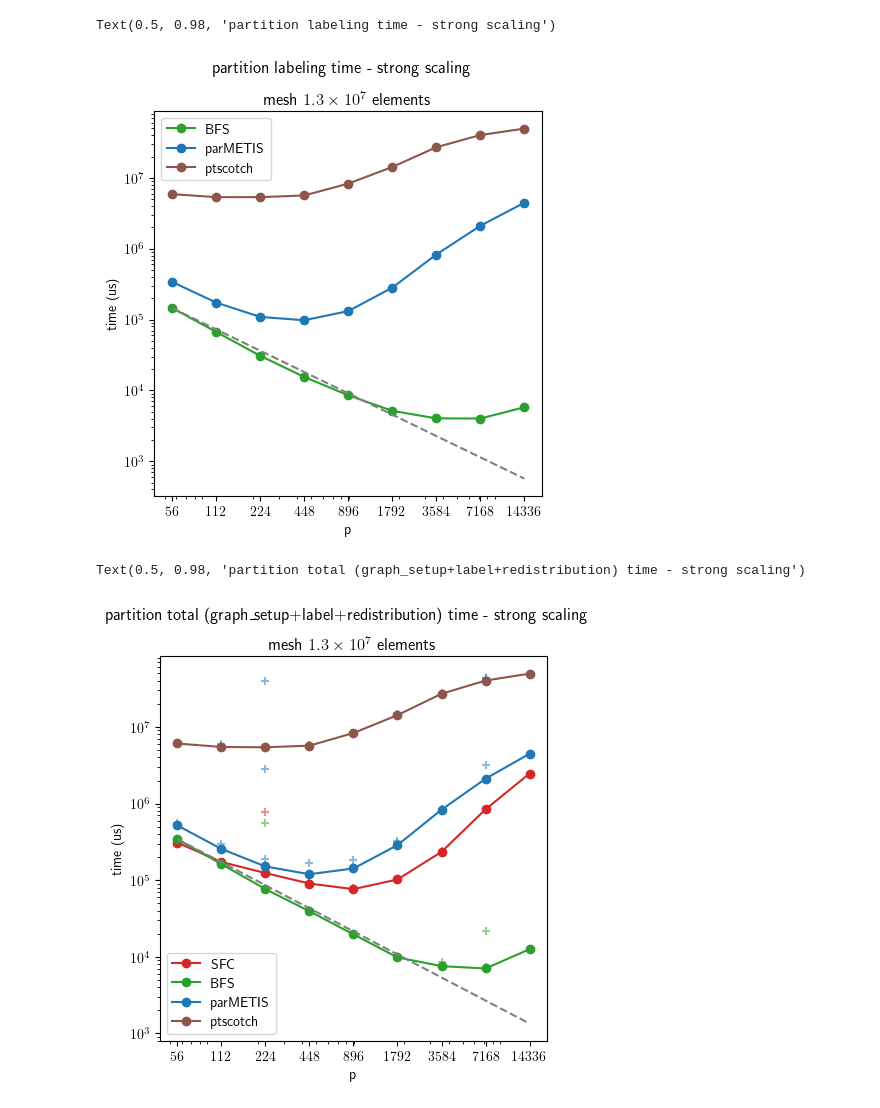
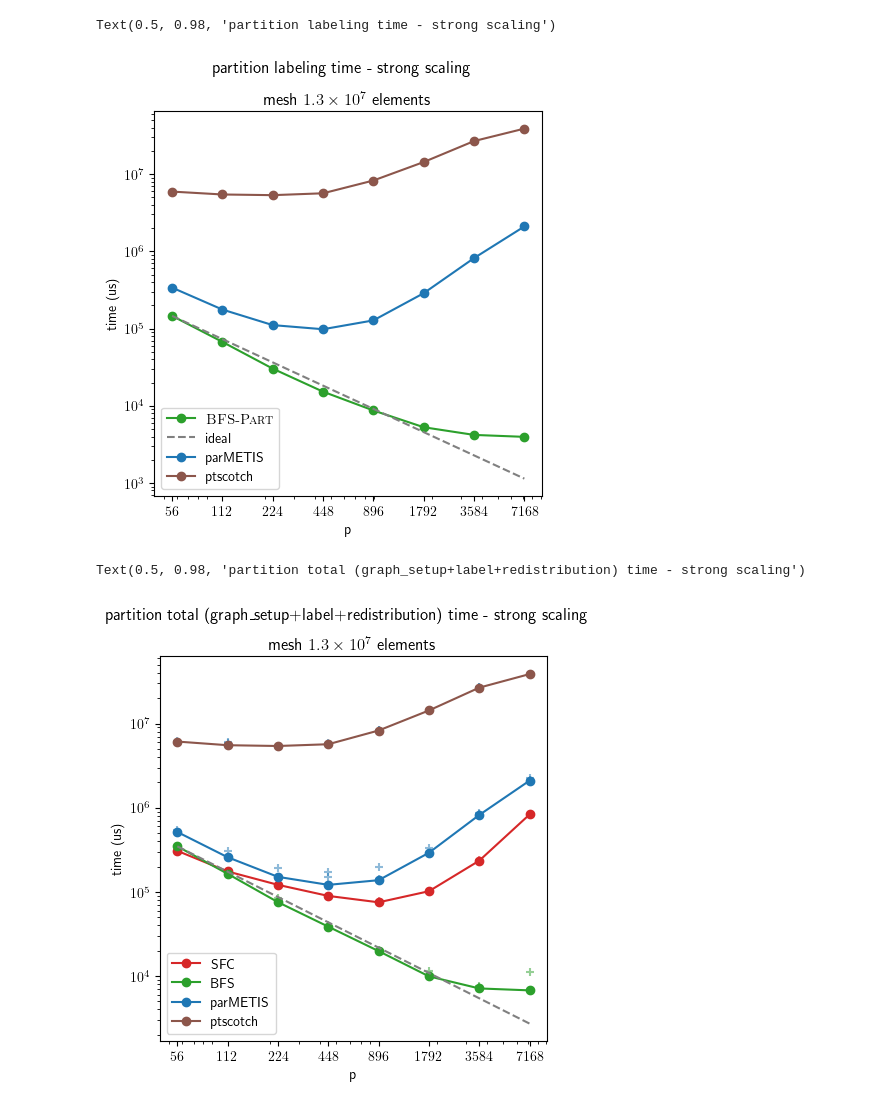
Before and after one commit to paralab/partition, a Jupyter notebook: mpi-cpp/scaling_plot.ipynb, the cells around one changed output. Saved outputs shown, nothing was run; the diff lists cells and outputs as text; code cells hidden in the pictures.

Commit message:
Add results

```diff
--- a/mpi-cpp/scaling_plot.ipynb
+++ b/mpi-cpp/scaling_plot.ipynb
@@ -44,6 +44,8 @@ prev_file = 'results/frontera-scaling-front_bfs___2024-06-06__19-42-12.json'
 # prev_file = "results/frontera-scaling-std-bfs-dist-filter-changed-ghost-types-32-32-16___2024-05-28__18-33-13.json"
 
 input_file_name = "results/frontera-scaling-front_bfs-1xlargesttet-normq___2024-07-10__13-23-38.json"
+
+input_file_name = "results/frontera-scaling-front_bfs-1xlargesttet-normq___2024-07-14__03-53-19.json"
 # %%
 df = pd.read_json(input_file_name, orient='records',lines=True)
 # print(df)
@@ -97,7 +99,7 @@ for mesh_idx in range(mesh_count):
     min_rows = filtered_df.groupby(['np'])['BFS_labeling_time'].transform(AGGREGATION_METHOD) == filtered_df['BFS_labeling_time']
     min_df = filtered_df[min_rows].copy()
     min_df.reset_index(drop=True, inplace=True)
-    axs[mesh_idx].plot(min_df['np'], min_df['BFS_labeling_time'],color=plot_colors[1], label=f"BFS", marker='o')
+    axs[mesh_idx].plot(min_df['np'], min_df['BFS_labeling_time'],color=plot_colors[1], label=r"\textsc{BFS-Part}", marker='o')
 
     # ## Annotate each point with its y value
     # for i in range(len(min_df)):
@@ -109,7 +111,7 @@ for mesh_idx in range(mesh_count):
     min_proc_count = min_df['np'].min()
     min_proc_BFS_time = min_df[min_df['np'] == min_proc_count].loc[0,'BFS_labeling_time']
     min_df['BFS_time_ideal_scaling'] = min_proc_BFS_time * (min_proc_count/min_df['np'])
-    axs[mesh_idx].plot(min_df['np'], min_df['BFS_time_ideal_scaling'],color='grey', label=f"_ideal", marker='', linestyle='--')
+    axs[mesh_idx].plot(min_df['np'], min_df['BFS_time_ideal_scaling'],color='grey', label=f"ideal", marker='', linestyle='--')
 
     # plotting parMETIS time
     min_rows = filtered_df.groupby(['np'])['parMETIS_labeling_time'].transform(AGGREGATION_METHOD) == filtered_df['parMETIS_labeling_time']
@@ -128,34 +130,34 @@ for mesh_idx in range(mesh_count):
     #     axs[mesh_idx].annotate(format_scientific_notation_with_superscript(min_df["parMETIS_labeling_time"][i]), (min_df['np'][i], min_df['parMETIS_labeling_time'][i]), textcoords="offset points", xytext=(0,5), ha='center')
 
 
 
 
 
 
     # plotting individual data points
     # axs[mesh_idx].scatter(filtered_df['np'], filtered_df['BFS_labeling_time'], color=plot_colors[1], marker='+', alpha=0.5, label='_BFS data')
     # axs[mesh_idx].scatter(filtered_df['np'], filtered_df['parMETIS_labeling_time'], color=plot_colors[2], marker='+', alpha=0.5, label='_parMETIS data')
     # axs[mesh_idx].scatter(filtered_df['np'], filtered_df['ptscotch_labeling_time'], color=plot_colors[3], marker='+', alpha=0.5, label='_ptscotch data')
 
 
 
 
     axs[mesh_idx].set_xscale('log')
     axs[mesh_idx].set_yscale('log')
     axs[mesh_idx].set_xticks(filtered_df['np'].unique())
     axs[mesh_idx].get_xaxis().set_major_formatter(ScalarFormatter())
 
     axs[mesh_idx].set_title("mesh   "+   format_scientific_notation_with_superscript(element_count)+ " elements")
     axs[mesh_idx].set_xlabel('p')
     axs[mesh_idx].set_ylabel('time (us)')
 
 
 
     axs[mesh_idx].legend()
 fig.suptitle('partition labeling time - strong scaling')
 # %% [output]
 Text(0.5, 0.98, 'partition labeling time - strong scaling')
-[figure, old version]
+[figure, new version]
 # %%
 fig, axs = plt.subplots(1, mesh_count, figsize=(5*mesh_count, 5))
 
@@ -235,7 +237,7 @@ for mesh_idx in range(mesh_count):
 fig.suptitle('partition total (graph_setup+label+redistribution) time - strong scaling')
 # %% [output]
 Text(0.5, 0.98, 'partition total (graph_setup+label+redistribution) time - strong scaling')
-[figure, old version]
+[figure, new version]
 # %%
 fig, axs = plt.subplots(1, mesh_count, figsize=(5*mesh_count, 5))
 
```
Also changed, not shown: parts of 2 cells of this notebook, 8 other files.
